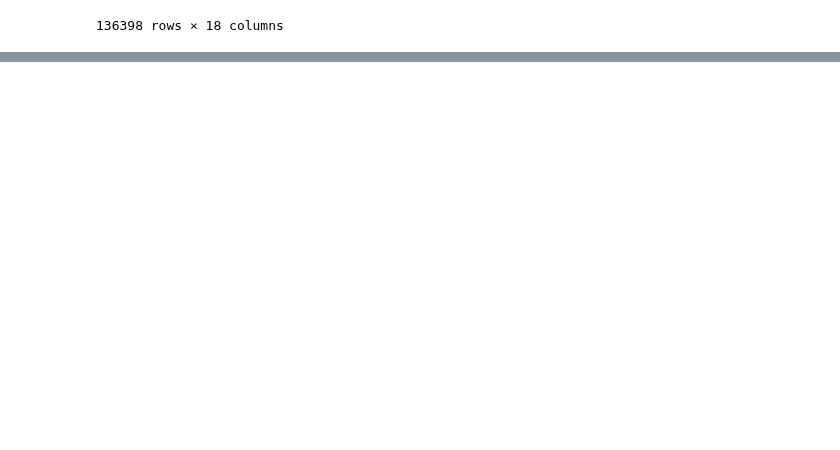
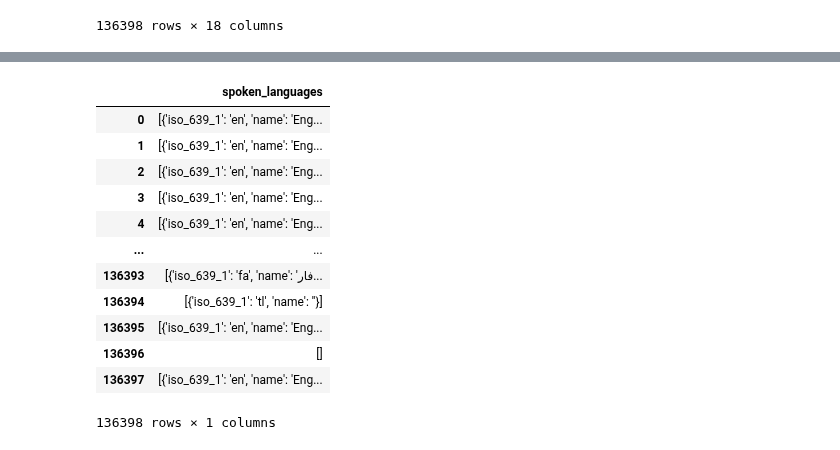
Before and after one commit to Lucaramallo/PI1_MLOps_Sistema_de_Recomendacion_Movies_ML, a Jupyter notebook: ETLs/ETL Movies/ETL Movies.ipynb, the cells around one changed output, grey strips where cells are left out. Drawn from its saved outputs; the diff is of its cells as text; code cells hidden in the pictures; blank space fills up the shorter version.

```diff
--- a/ETLs/ETL Movies/ETL Movies.ipynb
+++ b/ETLs/ETL Movies/ETL Movies.ipynb
@@ -279,0 +363,2 @@ df_movies
+# %%
+df_movies = df_movies.drop('production_countries', axis=1)
@@ -279,0 +387,19 @@ df_movies
+# %%
+dict_cols = ['spoken_languages']
+
+columns_to_separate = pd.DataFrame(df_movies['spoken_languages'])
+columns_to_separate
+# %% [output]
+|  | spoken_languages |
+| 0 | [{'iso_639_1': 'en', 'name': 'Eng... |
+| 1 | [{'iso_639_1': 'en', 'name': 'Eng... |
+| 2 | [{'iso_639_1': 'en', 'name': 'Eng... |
+| 3 | [{'iso_639_1': 'en', 'name': 'Eng... |
+| 4 | [{'iso_639_1': 'en', 'name': 'Eng... |
+| ... | ... |
+| 136393 | [{'iso_639_1': 'fa', 'name': 'فار... |
+| 136394 | [{'iso_639_1': 'tl', 'name': ''}] |
+| 136395 | [{'iso_639_1': 'en', 'name': 'Eng... |
+| 136396 | [] |
+| 136397 | [{'iso_639_1': 'en', 'name': 'Eng... |
+136398 rows × 1 columns
```
Also changed, not shown: parts of 8 cells of this notebook.
